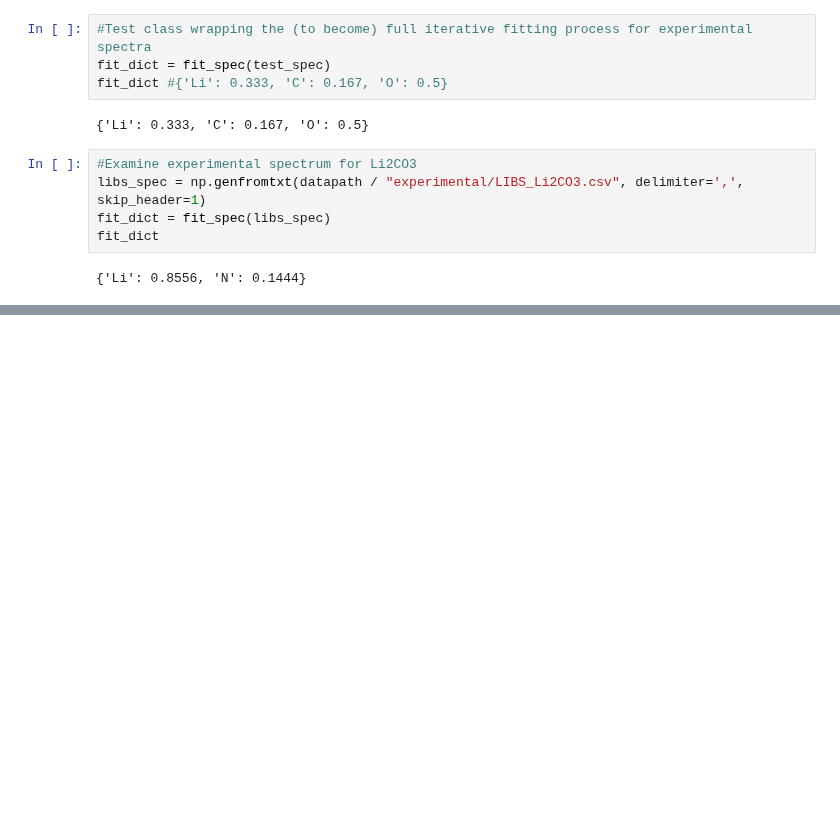
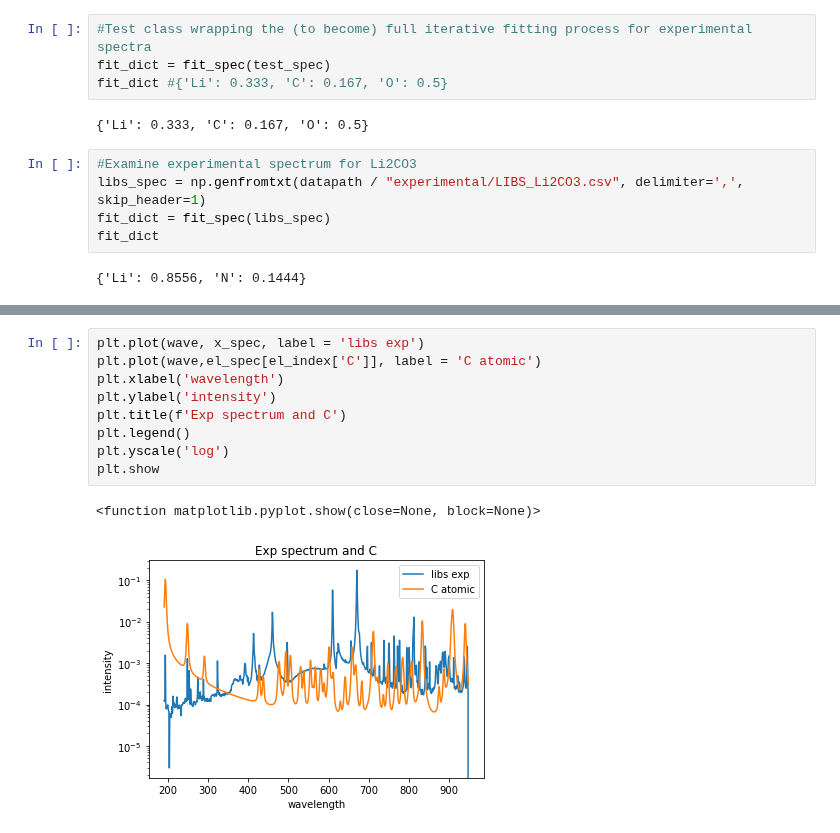
Before and after one commit to MWhitta/phaseMAP, a Jupyter notebook: Model_Test.ipynb, the cells around one changed output, grey strips where cells are left out. Drawn from its saved outputs; the diff is of its cells as text; blank space fills up the shorter version.

```diff
--- a/Model_Test.ipynb
+++ b/Model_Test.ipynb
@@ -431,0 +492,12 @@ fit_dict
+# %%
+plt.plot(wave, x_spec, label = 'libs exp')
+plt.plot(wave,el_spec[el_index['C']], label = 'C atomic')
+plt.xlabel('wavelength')
+plt.ylabel('intensity')
+plt.title(f'Exp spectrum and C')
+plt.legend()
+plt.yscale('log')
+plt.show
+# %% [output]
+<function matplotlib.pyplot.show(close=None, block=None)>
+[figure, added]
```
Also changed, not shown: parts of 6 cells of this notebook.
